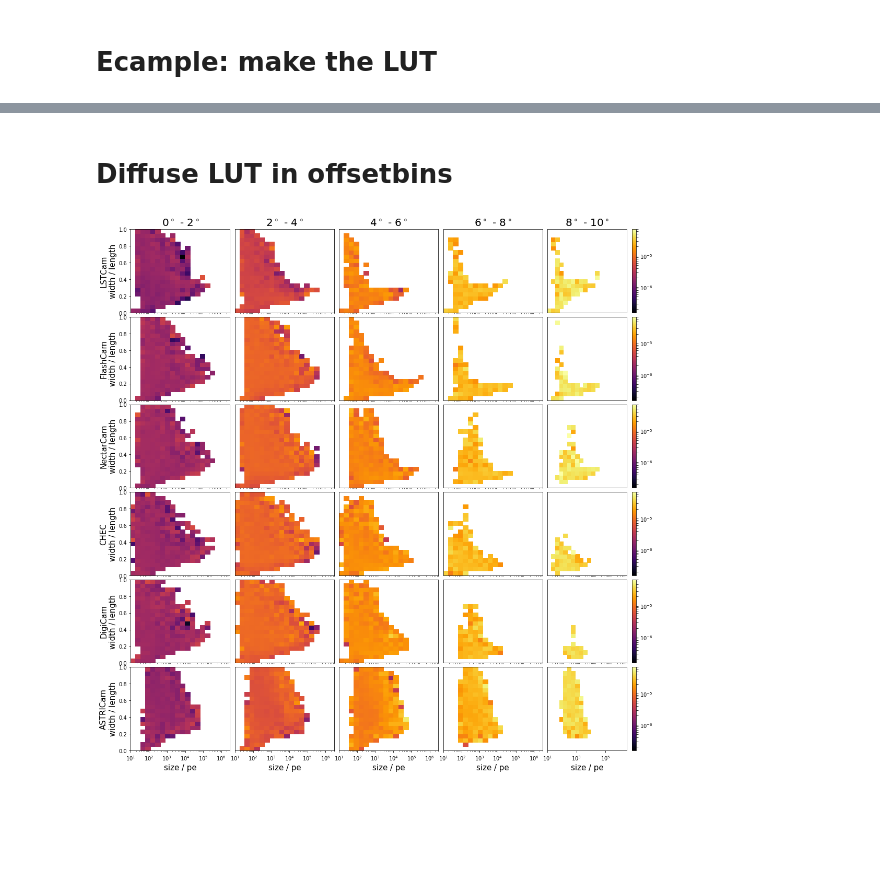
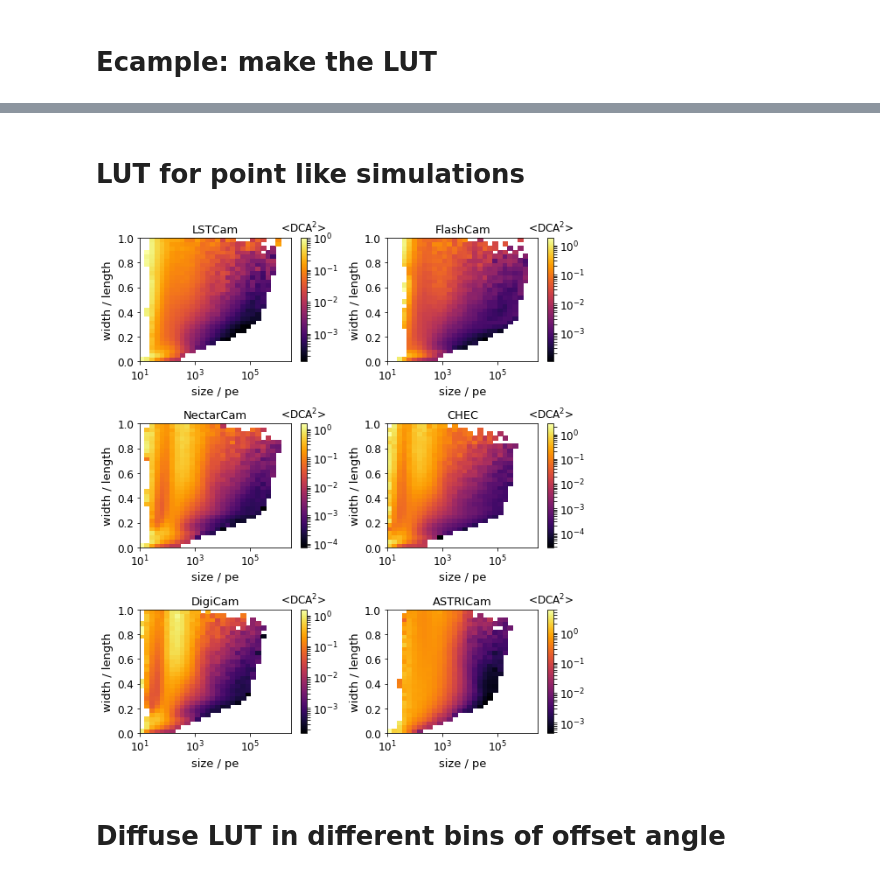
Before and after one commit to mireianievas/konsta_cta, a Jupyter notebook: Notebooks/direction_reco/AngularResolution.ipynb, the cells around one changed output, grey strips where cells are left out. Saved outputs shown, nothing was run; the diff lists cells and outputs as text; code cells hidden in the pictures; blank space fills up the shorter version.

```diff
--- a/Notebooks/direction_reco/AngularResolution.ipynb
+++ b/Notebooks/direction_reco/AngularResolution.ipynb
@@ -562,11 +702,33 @@ plt.legend(fontsize=20)
+# %%
+rcParams['xtick.labelsize'] = 10
+rcParams['ytick.labelsize'] = 10
+# %% [markdown]
+# LUT for point like simulations
+# %%
+number_entries = len(LUTGen.lookup)
+figsize = [8, 3 * number_entries / 2]
+f, axarr = plt.subplots(int(number_entries / 2), 2, figsize=figsize)
+
+rcParams['xtick.labelsize'] = 12
+rcParams['ytick.labelsize'] = 12
+
+cams = ["LSTCam", "FlashCam", "NectarCam", "CHEC", "DigiCam", "ASTRICam"]
+for ii, cam in enumerate(cams):
+    ax = axarr.ravel()[ii]
+
+    dca = ax.pcolormesh(LUTGen.lookup[cam][1], LUTGen.lookup[cam][2],
+                        LUTGen.lookup[cam][-1].T, norm=LogNorm(), cmap="inferno")
+
+    ax.set_xlabel("size / pe", fontsize=13)
+    ax.set_ylabel("width / length", fontsize=13)
+    ax.set_xscale("log")
+    ax.set_yscale("linear")
+    clb = plt.colorbar(dca, ax=ax, norm=LogNorm())
+    clb.ax.set_title("<DCA$^2$>", fontsize=12)
+    ax.set_title(cam, fontsize=13)
+plt.tight_layout()
+plt.savefig("./Plots/LUT_pointlike.pdf")
+# %% [output]
+[figure, added]
 # %% [markdown]
-# Diffuse LUT in offsetbins
+# Diffuse LUT in different bins of offset angle
-# %%
-files = glob.glob("/Users/konstantinpfrang/ctaout/diffuse/make_LUT/LUT_500_verbose_deg/output*.pickle")
-LUTs = merge_verbose_LUTs(files, 5)
-
-max_val, min_val = get_vrange(LUTs)
-plot_verbose(LUTs)
-plt.savefig("LUT_offsets_deg.pdf")
-# %% [output]
-[figure, removed]
```
Also changed, not shown: parts of 46 cells of this notebook, 1 other file.
